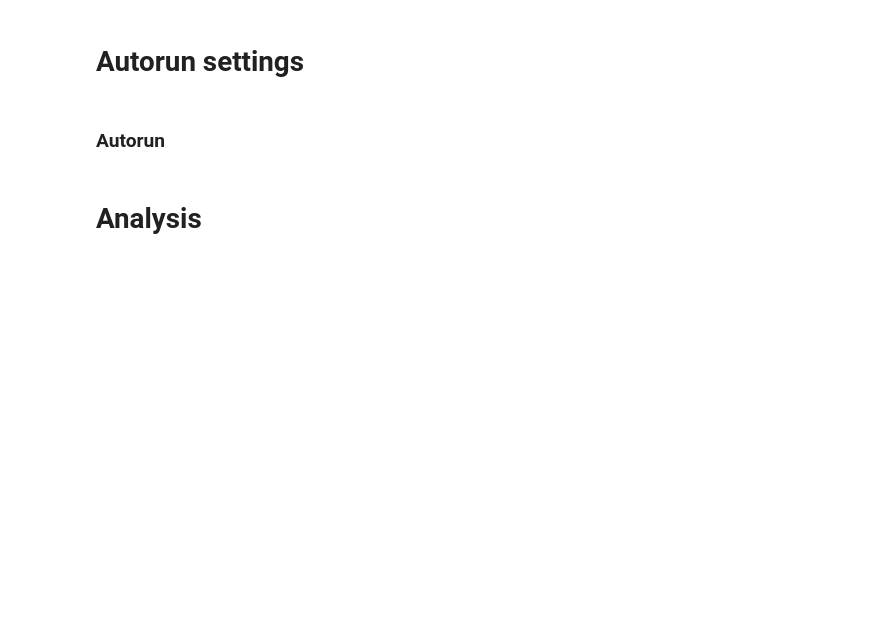
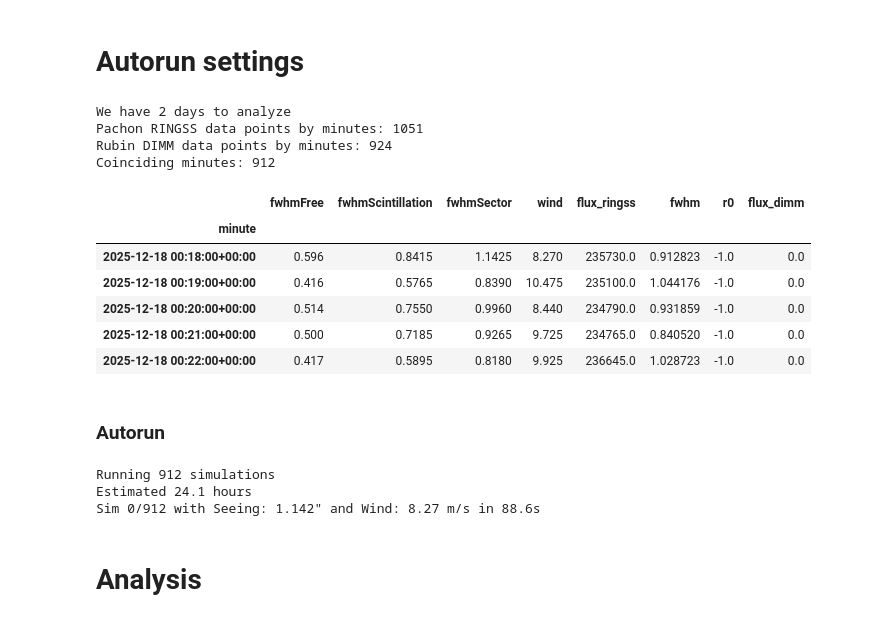
Before and after one commit to lsst-so/notebooks_dhurtado, a Jupyter notebook: notebooks/summit/rso-163/ringsim/simanalysis.ipynb, the cells around one changed output. Drawn from its saved outputs; the diff is of its cells as text; code cells hidden in the pictures; blank space fills up the shorter version.

```diff
--- a/notebooks/summit/rso-163/ringsim/simanalysis.ipynb
+++ b/notebooks/summit/rso-163/ringsim/simanalysis.ipynb
@@ -94,8 +94,8 @@ def per_minute(df):
 # %%
 # Historic analysis config
 # Arbitrary days
-day_start = 20260507
-day_end   = 20260509
+day_start = 20251217
+day_end   = 20251218
 
 daysinbetween = days_between(day_start, day_end)
 print(f"We have {len(daysinbetween)} days to analyze")
@@ -112,33 +112,45 @@ df_ringss = getEfdData(
     begin   = start_time,
     end     = end_time
                         )
 
 df_dimm= getEfdData(
     client  = efd_client,
     topic   = 'lsst.sal.DIMM.logevent_dimmMeasurement',
     columns = ['fwhm', 'r0', 'flux'],
     begin   = start_time,
     end     = end_time,
                 )
 
 # Reset EFD timestamp index into a normal column
 df_ringss = df_ringss.reset_index()
 df_ringss = df_ringss.rename(columns={'index':'timestamp'})
 df_dimm = df_dimm.reset_index()
 df_dimm = df_dimm.rename(columns={'index':'timestamp'})
 
 # Group together by each minute both dataframes
 ringss_min = per_minute(df_ringss)
 dimm_min   = per_minute(df_dimm)
 
 # Suffixes for shared names (e.g. 'flux' exists in both)
 df_minutes = ringss_min.join(dimm_min, how='inner',
                           lsuffix='_ringss', rsuffix='_dimm')
 
 print(f'Pachon RINGSS data points by minutes: {len(ringss_min)}')
 print(f'Rubin DIMM data points by minutes: {len(dimm_min)}')
 print(f'Coinciding minutes: {len(df_minutes)}')
 df_minutes.head()
+# %% [output]
+We have 2 days to analyze
+Pachon RINGSS data points by minutes: 1051
+Rubin DIMM data points by minutes: 924
+Coinciding minutes: 912
+|  | fwhmFree | fwhmScintillation | fwhmSector | wind | flux_ringss | fwhm | r0 | flux_dimm |
+| minute |  |  |  |  |  |  |  |  |
+| 2025-12-18 00:18:00+00:00 | 0.596 | 0.8415 | 1.1425 | 8.270 | 235730.0 | 0.912823 | -1.0 | 0.0 |
+| 2025-12-18 00:19:00+00:00 | 0.416 | 0.5765 | 0.8390 | 10.475 | 235100.0 | 1.044176 | -1.0 | 0.0 |
+| 2025-12-18 00:20:00+00:00 | 0.514 | 0.7550 | 0.9960 | 8.440 | 234790.0 | 0.931859 | -1.0 | 0.0 |
+| 2025-12-18 00:21:00+00:00 | 0.500 | 0.7185 | 0.9265 | 9.725 | 234765.0 | 0.840520 | -1.0 | 0.0 |
+| 2025-12-18 00:22:00+00:00 | 0.417 | 0.5895 | 0.8180 | 9.925 | 236645.0 | 1.028723 | -1.0 | 0.0 |
 # %% [markdown]
 ### Autorun
 # %%
@@ -146,7 +158,7 @@ df_minutes.head()
 # input the observed reference values onto that same row as obs_*
 out = 'testsimul_results.csv'
 
-max_runs = 0 # Change when running correctly
+max_runs = None # Change when running correctly
 n = len(df_minutes) if max_runs is None else min(max_runs, len(df_minutes))
 
 print(f'Running {n} simulations')
@@ -190,6 +202,10 @@ if np.sum(times) > 90:
     print(f'\nDone! {n} runs appended to {out} in {np.sum(times) / 3600:.1f} hours.')
 else:
     print(f'\nDone! {n} runs appended to {out} in {np.sum(times) / 60:.1f} min.')
+# %% [output]
+Running 912 simulations
+Estimated 24.1 hours
+Sim 0/912 with Seeing: 1.142" and Wind: 8.27 m/s in 88.6s
 # %%
 # Run d_testsimul with tuples of Seeing and wind
 # input reference values onto that same row as obs_*
```
Also changed, not shown: parts of 7 cells of this notebook, 8 other files.
